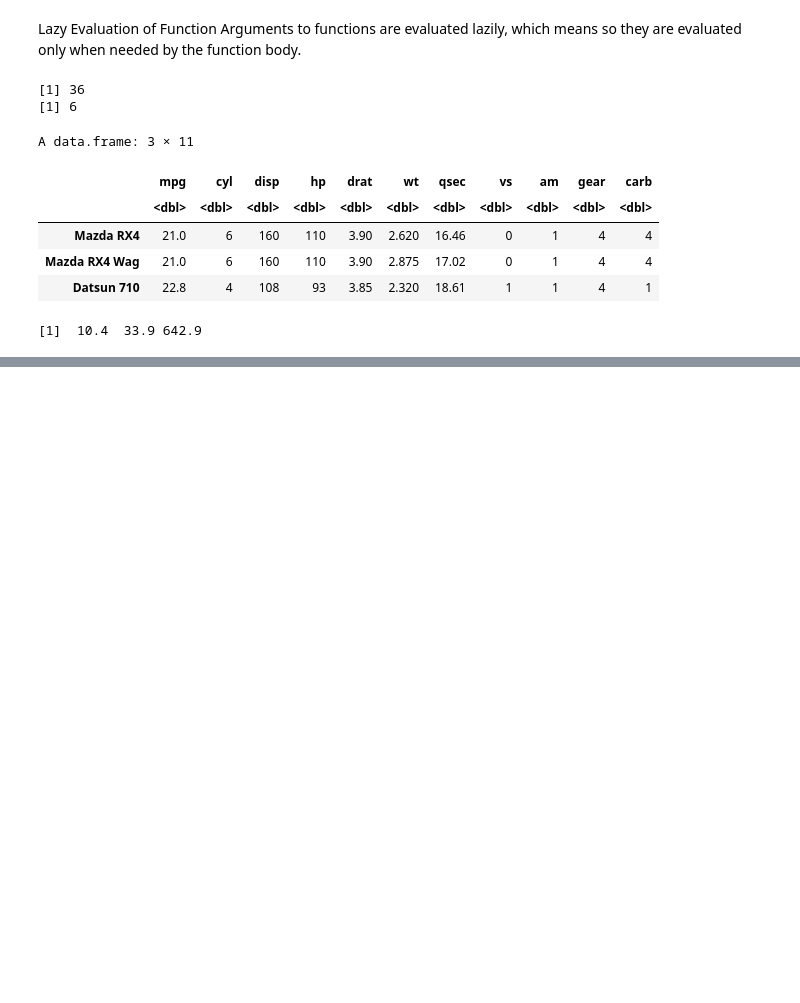
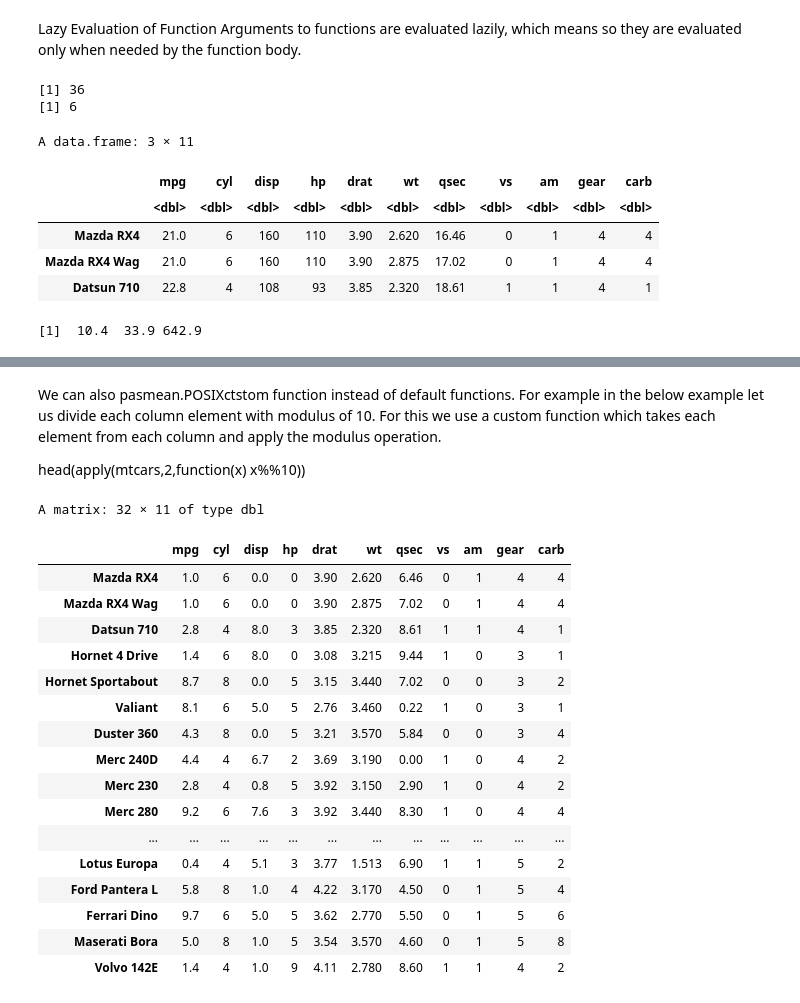
Before and after one commit to svkarthik86/R-Programming, a Jupyter notebook: R-op-ctrl-loop-function.ipynb, the cells around one changed output, grey strips where cells are left out. Cells and saved outputs as stored; diff of their text form; code cells hidden in the pictures; blank space fills up the shorter version.

Commit message:
R-op-ctrl-loop-function

```diff
--- a/R-op-ctrl-loop-function.ipynb
+++ b/R-op-ctrl-loop-function.ipynb
@@ -903,0 +1004,28 @@ find.min.max.sum(mtcars$mpg)
+# %% [markdown]
+We can also pasmean.POSIXctstom function instead of default functions. For example in
+the below example let us divide each column element with modulus of 10.
+For this we use a custom function which takes each element from each column and
+apply the modulus operation.
+
+head(apply(mtcars,2,function(x) x%%10))
+# %%
+apply(mtcars,2,function(x) x%%10)
+# %% [output]
+A matrix: 32 × 11 of type dbl
+|  | mpg | cyl | disp | hp | drat | wt | qsec | vs | am | gear | carb |
+| Mazda RX4 | 1.0 | 6 | 0.0 | 0 | 3.90 | 2.620 | 6.46 | 0 | 1 | 4 | 4 |
+| Mazda RX4 Wag | 1.0 | 6 | 0.0 | 0 | 3.90 | 2.875 | 7.02 | 0 | 1 | 4 | 4 |
+| Datsun 710 | 2.8 | 4 | 8.0 | 3 | 3.85 | 2.320 | 8.61 | 1 | 1 | 4 | 1 |
+| Hornet 4 Drive | 1.4 | 6 | 8.0 | 0 | 3.08 | 3.215 | 9.44 | 1 | 0 | 3 | 1 |
+| Hornet Sportabout | 8.7 | 8 | 0.0 | 5 | 3.15 | 3.440 | 7.02 | 0 | 0 | 3 | 2 |
+| Valiant | 8.1 | 6 | 5.0 | 5 | 2.76 | 3.460 | 0.22 | 1 | 0 | 3 | 1 |
+| Duster 360 | 4.3 | 8 | 0.0 | 5 | 3.21 | 3.570 | 5.84 | 0 | 0 | 3 | 4 |
+| Merc 240D | 4.4 | 4 | 6.7 | 2 | 3.69 | 3.190 | 0.00 | 1 | 0 | 4 | 2 |
+| Merc 230 | 2.8 | 4 | 0.8 | 5 | 3.92 | 3.150 | 2.90 | 1 | 0 | 4 | 2 |
+| Merc 280 | 9.2 | 6 | 7.6 | 3 | 3.92 | 3.440 | 8.30 | 1 | 0 | 4 | 4 |
+| ... | ... | ... | ... | ... | ... | ... | ... | ... | ... | ... | ... |
+| Lotus Europa | 0.4 | 4 | 5.1 | 3 | 3.77 | 1.513 | 6.90 | 1 | 1 | 5 | 2 |
+| Ford Pantera L | 5.8 | 8 | 1.0 | 4 | 4.22 | 3.170 | 4.50 | 0 | 1 | 5 | 4 |
+| Ferrari Dino | 9.7 | 6 | 5.0 | 5 | 3.62 | 2.770 | 5.50 | 0 | 1 | 5 | 6 |
+| Maserati Bora | 5.0 | 8 | 1.0 | 5 | 3.54 | 3.570 | 4.60 | 0 | 1 | 5 | 8 |
+| Volvo 142E | 1.4 | 4 | 1.0 | 9 | 4.11 | 2.780 | 8.60 | 1 | 1 | 4 | 2 |
```
Also changed, not shown: parts of 75 cells of this notebook.
